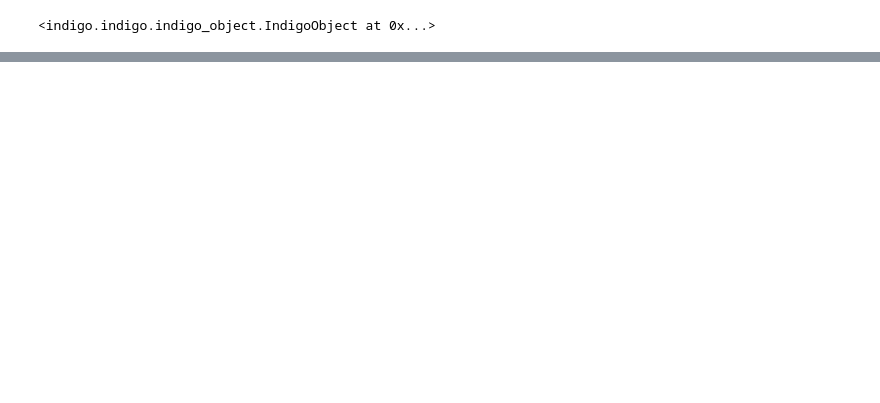
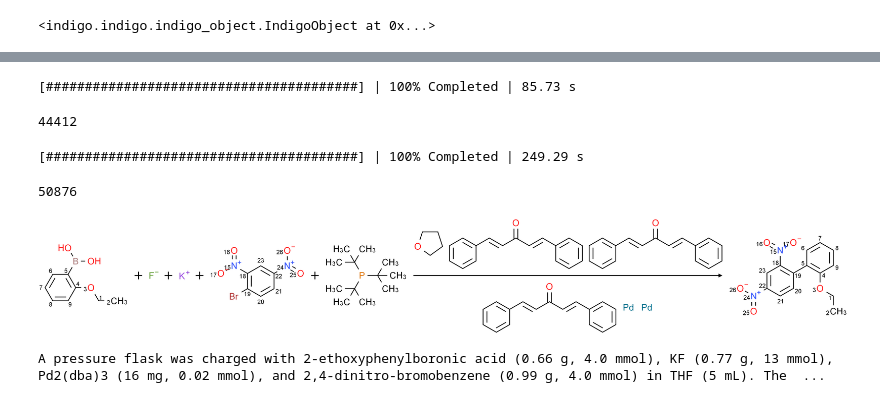
Before and after one commit to alkorolyov/selvita, a Jupyter notebook: 05_indigo.ipynb, the cells around one changed output, grey strips where cells are left out. Saved outputs shown, nothing was run; the diff lists cells and outputs as text; code cells hidden in the pictures; blank space fills up the shorter version.

```diff
--- a/05_indigo.ipynb
+++ b/05_indigo.ipynb
@@ -55,0 +101,2 @@ SVG(renderer.renderToBuffer(indigo.loadReaction(pd_df.loc[np.random.randint(0, l
+# %%
+buchwald_df.reset_index(drop=True, inplace=True)
@@ -55,0 +128,15 @@ SVG(renderer.renderToBuffer(indigo.loadReaction(pd_df.loc[np.random.randint(0, l
+# %%
+%%time
+# rdkit reaction search
+from ord_data_load import is_reaction_of_type
+from rdkit.Chem.AllChem import ReactionFromSmarts
+
+#to disable warnings
+from rdkit import RDLogger
+RDLogger.DisableLog('rdApp.*')
+
+rxn_pattern = ReactionFromSmarts(SUZUKI_PATTERN)
+# mask = pd_df['reaction_smile'].apply(is_reaction_of_type, reaction_type_pattern=rxn_pattern)
+# rdkit_suzuki_df = pd_df[mask].copy()
+# rdkit_suzuki_df.reset_index(drop=True, inplace=True)
+# len(rdkit_suzuki_df)
@@ -55,0 +153,35 @@ SVG(renderer.renderToBuffer(indigo.loadReaction(pd_df.loc[np.random.randint(0, l
+# %%
+import dask.dataframe as dd
+from dask.diagnostics import ProgressBar
+ProgressBar().register()
+
+dds = dd.from_pandas(all_reactions['reaction_smile'], npartitions=240)
+suzuki_rdkit = dds.apply(is_reaction_of_type,
+                 reaction_type_pattern=rxn_pattern,
+                 meta=pd.Series(dtype=bool)).compute(scheduler='processes') # rdkit functions are not parralizable using "threads"
+suzuki_rdkit.sum()
+# %% [output]
+[########################################] | 100% Completed | 85.73 s
+44412
+# %%
+query = indigo.loadReactionSmarts(SUZUKI_PATTERN)
+
+def rxn_match(rxn_smiles) -> bool:
+    if rxn_smiles is None:
+        return False
+    return True if indigo.substructureMatcher(indigo.loadReaction(rxn_smiles)).match(query) else False
+
+dds = dd.from_pandas(all_reactions['reaction_smile'], npartitions=240)
+suzuki_indigo = dds.apply(rxn_match,
+                 # args=[query,),
+                 # rxn_query=query,
+                 meta=pd.Series(dtype=bool)).compute(scheduler='threads')
+suzuki_indigo.sum()
+# %% [output]
+[########################################] | 100% Completed | 249.29 s
+50876
+# %%
+draw_reaction(all_reactions[suzuki_indigo & ~suzuki_rdkit].sample())
+# %% [output]
+[figure, added]
+A pressure flask was charged with 2-ethoxyphenylboronic acid (0.66 g, 4.0 mmol), KF (0.77 g, 13 mmol), Pd2(dba)3 (16 mg, 0.02 mmol), and 2,4-dinitro-bromobenzene (0.99 g, 4.0 mmol) in THF (5 mL). The  ...
```
Also changed, not shown: parts of 17 cells of this notebook, 3 other files.
